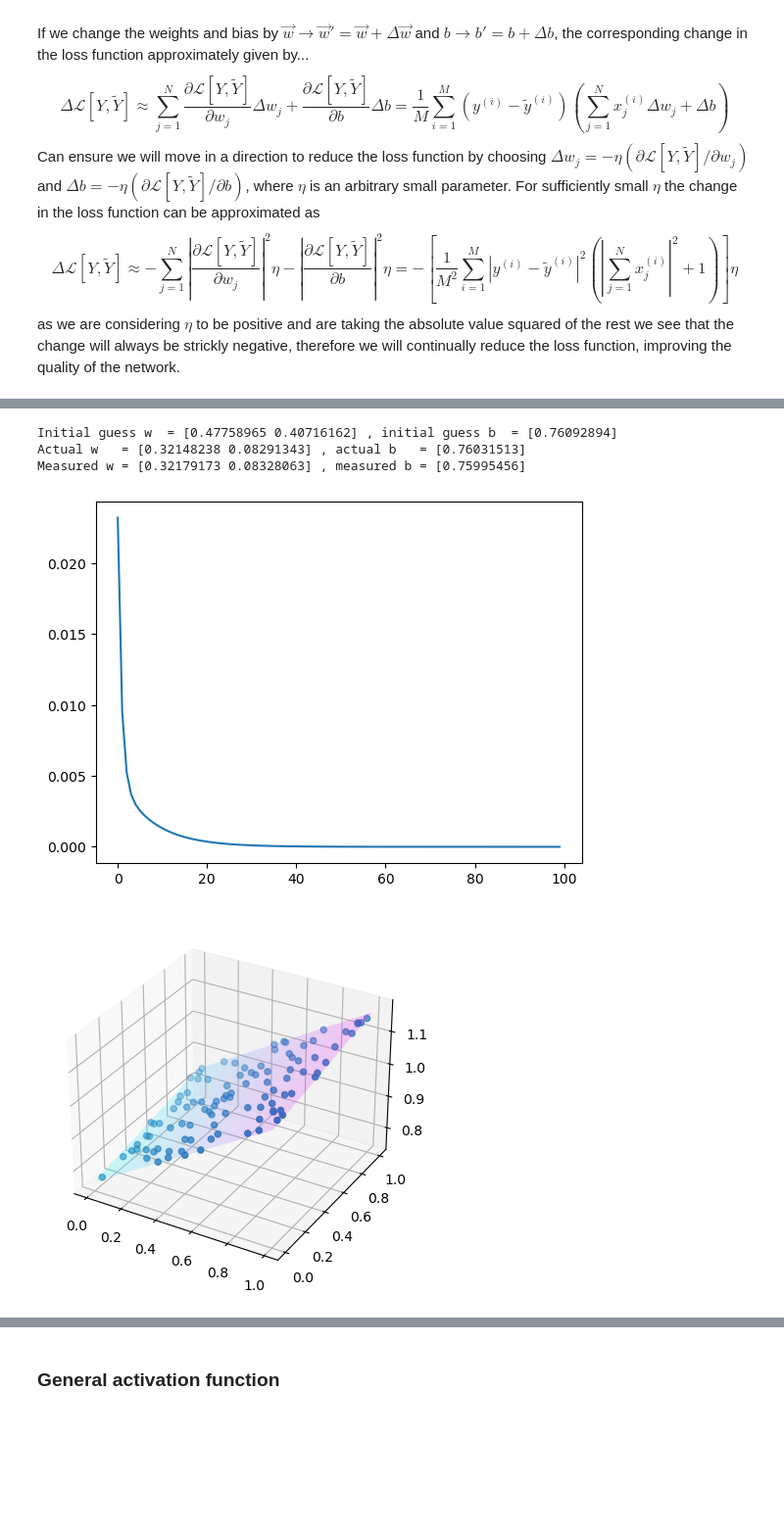
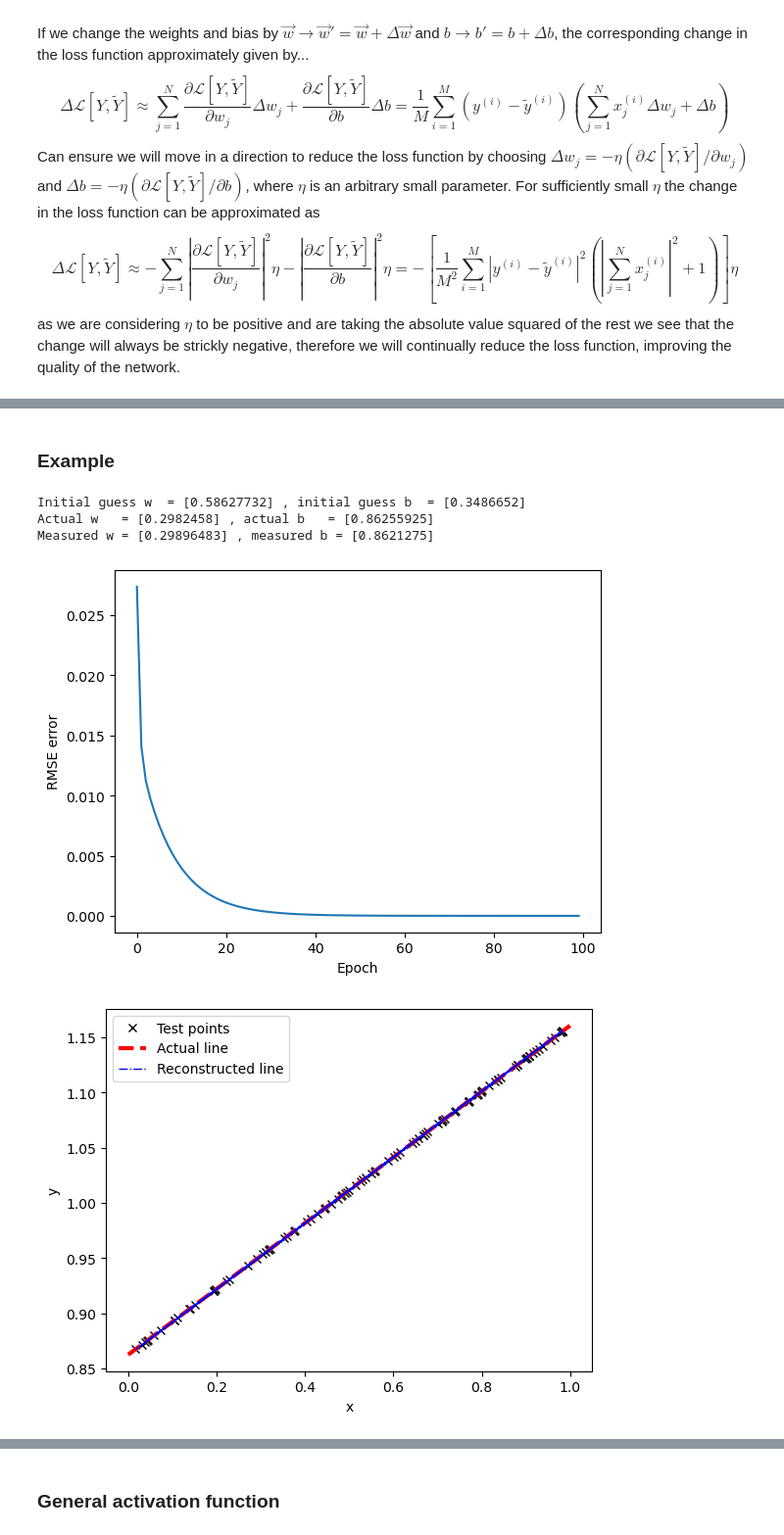
Before and after one commit to dave452/ML_LinearReg, a Jupyter notebook: Regression_NN.ipynb, the cells around one changed output, grey strips where cells are left out. Shown at 98% size. Drawn from its saved outputs; the diff is of its cells as text; code cells hidden in the pictures; blank space fills up the shorter version.

Commit message:
Okay really this time last update of the week.
Okay really this time last update of the week. I added labels and stuff to graphs thats about it.

```diff
--- a/Regression_NN.ipynb
+++ b/Regression_NN.ipynb
@@ -187,27 +120,2 @@ Measured w = [0.69124133] , measured b = [0.0019288]
-# %%
-x = np.random.rand(100,2)
-w = np.random.rand(x.shape[1])
-b = np.random.rand(1)
-y = np.sum(w*x,axis = 1) + b
-lin_reg = linear_regression(x,y,1,100)
-print('Initial guess w  =' ,lin_reg.w , ', initial guess b  =', lin_reg.b)
-print('Actual w   =' ,w , ', actual b   =', b)
-lin_reg.full_update(100)
-print('Measured w =' ,lin_reg.w , ', measured b =', lin_reg.b)
-lin_reg.plot_train()
-#plt.plot(x,y, 'kx')
-#plt.plot([0,1], [b, w+b], 'r--', lw=3)
-#plt.plot(x,lin_reg.calc_y(), 'b-.', lw=1)
-#plt.show()
-ax = plt.figure().add_subplot(projection='3d')
-ax.scatter(x[:,0], x[:,1], y, cmap ='cool')
-xx, yy = np.meshgrid(np.linspace(0,1,20), np.linspace(0,1,20), sparse=True)
-y_surf = lin_reg.w[0]*xx + lin_reg.w[1]*yy + lin_reg.b
-ax.plot_surface(xx, yy, y_surf,cmap ='cool',  alpha=0.2)
-plt.show()
-# %% [output]
-Initial guess w  = [0.47758965 0.40716162] , initial guess b  = [0.76092894]
-Actual w   = [0.32148238 0.08291343] , actual b   = [0.76031513]
-Measured w = [0.32179173 0.08328063] , measured b = [0.75995456]
-[figure, removed]
-[figure, removed]
+# %% [markdown]
+### Example
@@ -213,0 +169,24 @@ Measured w = [0.32179173 0.08328063] , measured b = [0.75995456]
+# %%
+x = np.random.rand(100,1)
+w = np.random.rand(x.shape[1])
+b = np.random.rand(1)
+y = np.sum(w*x,axis = 1) + b
+lin_reg = linear_regression(x,y,1,100)
+print('Initial guess w  =' ,lin_reg.w , ', initial guess b  =', lin_reg.b)
+print('Actual w   =' ,w , ', actual b   =', b)
+lin_reg.full_update(100)
+print('Measured w =' ,lin_reg.w , ', measured b =', lin_reg.b)
+lin_reg.plot_train()
+plt.plot(x,y, 'kx', label = 'Test points')
+plt.plot([0,1], [b, w+b], 'r--', lw=3, label = 'Actual line')
+plt.plot(x,lin_reg.calc_y(), 'b-.', lw=1, label = 'Reconstructed line')
+plt.xlabel('x')
+plt.ylabel('y')
+plt.legend()
+plt.show()
+# %% [output]
+Initial guess w  = [0.58627732] , initial guess b  = [0.3486652]
+Actual w   = [0.2982458] , actual b   = [0.86255925]
+Measured w = [0.29896483] , measured b = [0.8621275]
+[figure, added]
+[figure, added]
```
Also changed, not shown: parts of 9 cells of this notebook, 1 other file.
